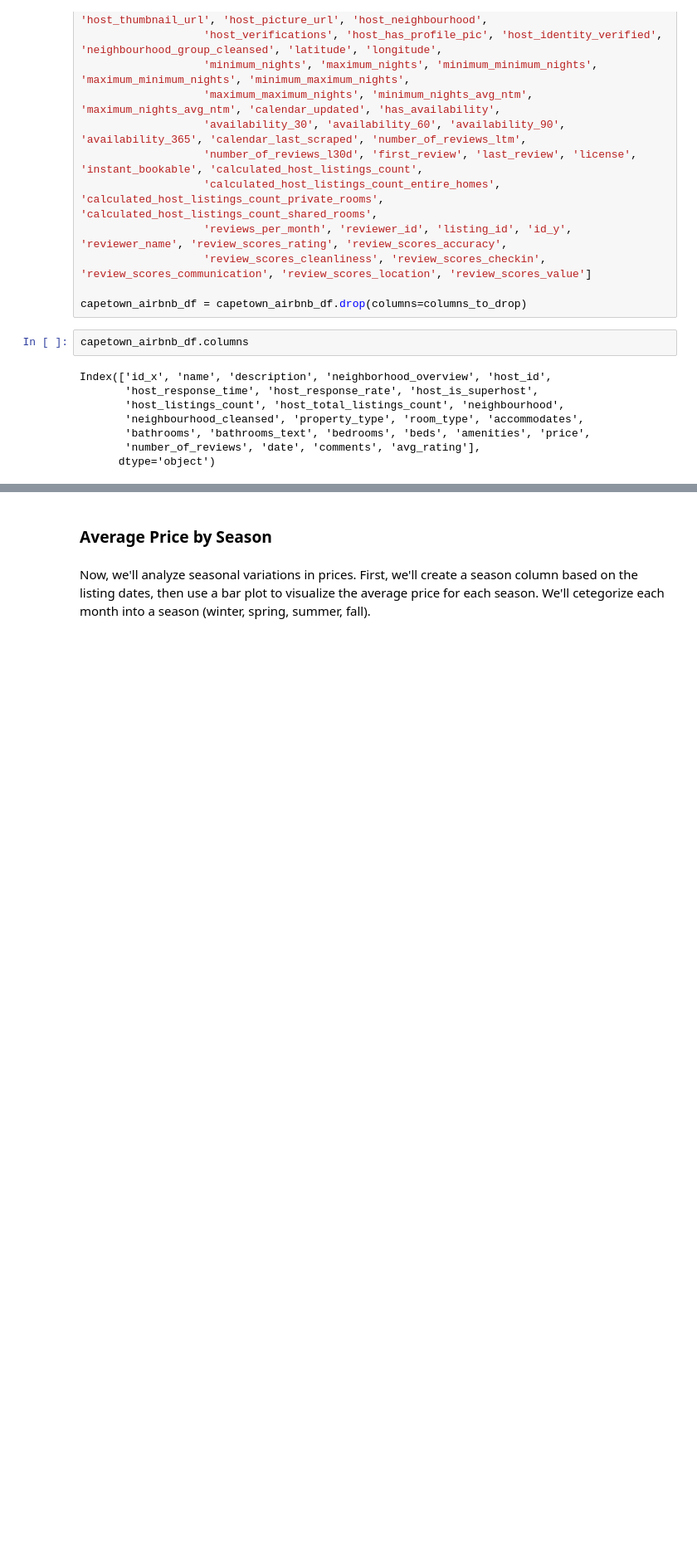
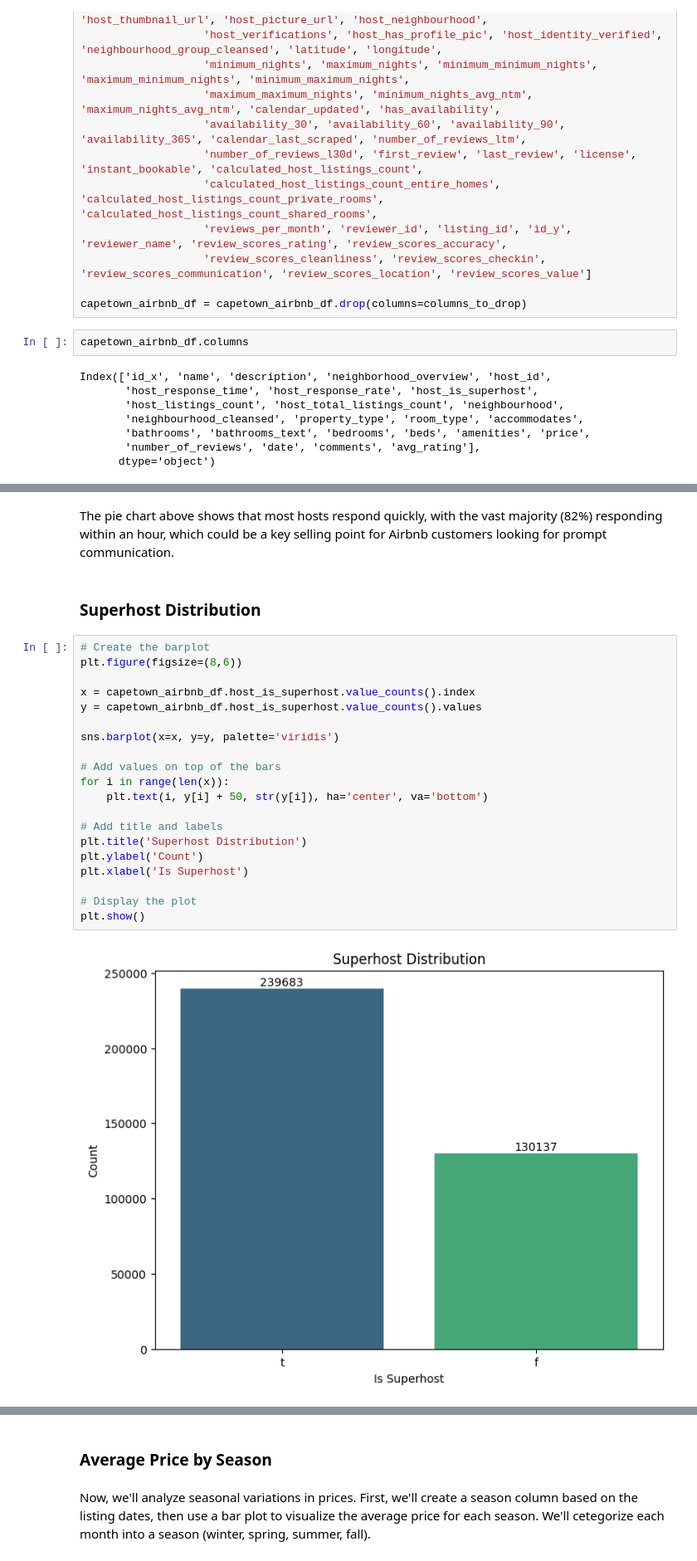
Before and after one commit to kev065/airbnb, a Jupyter notebook: notebook.ipynb, the cells around one changed output, grey strips where cells are left out. Shown at 83% size. Saved outputs shown, nothing was run; the diff lists cells and outputs as text; blank space fills up the shorter version.

```diff
--- a/notebook.ipynb
+++ b/notebook.ipynb
@@ -280,0 +376,26 @@ In essence, most highly rated properties are clustered in the lower price range.
+# %% [markdown]
+The pie chart above shows that most hosts respond quickly, with the vast majority (82%) responding within an hour, which could be a key selling point for Airbnb customers looking for prompt communication.
+# %% [markdown]
+### Superhost Distribution
+# %%
+# Create the barplot
+plt.figure(figsize=(8,6))
+
+x = capetown_airbnb_df.host_is_superhost.value_counts().index
+y = capetown_airbnb_df.host_is_superhost.value_counts().values
+
+sns.barplot(x=x, y=y, palette='viridis')
+
+# Add values on top of the bars
+for i in range(len(x)):
+    plt.text(i, y[i] + 50, str(y[i]), ha='center', va='bottom')
+
+# Add title and labels
+plt.title('Superhost Distribution')
+plt.ylabel('Count')
+plt.xlabel('Is Superhost')
+
+# Display the plot
+plt.show()
+# %% [output]
+[figure, added]
```
Also changed, not shown: parts of 83 cells of this notebook.
